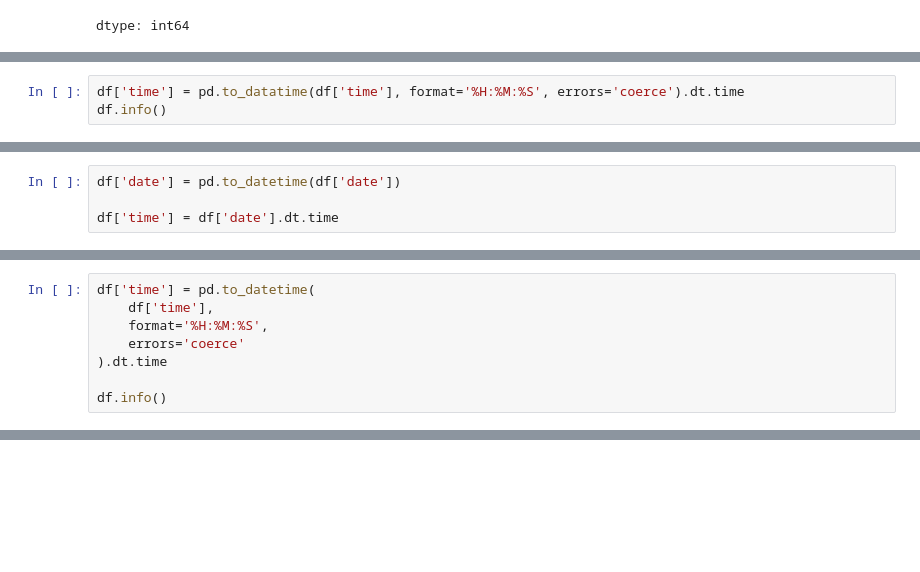
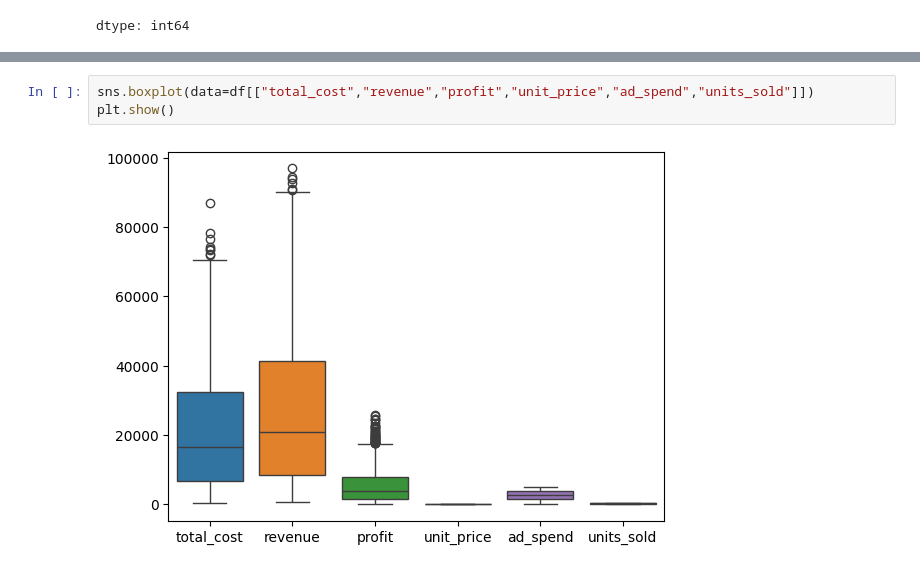
Before and after one commit to Manal-RizwanDewani/EDA-Projects-, a Jupyter notebook: EDA_E_commerce_sales_data_Project.ipynb, the cells around one changed output, grey strips where cells are left out. Saved outputs shown, nothing was run; the diff lists cells and outputs as text; blank space fills up the shorter version.

```diff
--- a/EDA_E_commerce_sales_data_Project.ipynb
+++ b/EDA_E_commerce_sales_data_Project.ipynb
@@ -262,3 +261,0 @@ df.shape
-# %%
-df['time'] = pd.to_datatime(df['time'], format='%H:%M:%S', errors='coerce').dt.time
-df.info()
@@ -267,4 +261,0 @@ AttributeError: module 'pandas' has no attribute 'to_datatime'
-# %%
-df['date'] = pd.to_datetime(df['date'])
-
-df['time'] = df['date'].dt.time
@@ -273,8 +261,0 @@ TypeError: 'NoneType' object is not subscriptable
-# %%
-df['time'] = pd.to_datetime(
-    df['time'],
-    format='%H:%M:%S',
-    errors='coerce'
-).dt.time
-
-df.info()
@@ -284,0 +282,5 @@ data['time'].unique()
+# %%
+sns.boxplot(data=df[["total_cost","revenue","profit","unit_price","ad_spend","units_sold"]])
+plt.show()
+# %% [output]
+[figure, added]
```
Also changed, not shown: parts of 123 cells of this notebook.
